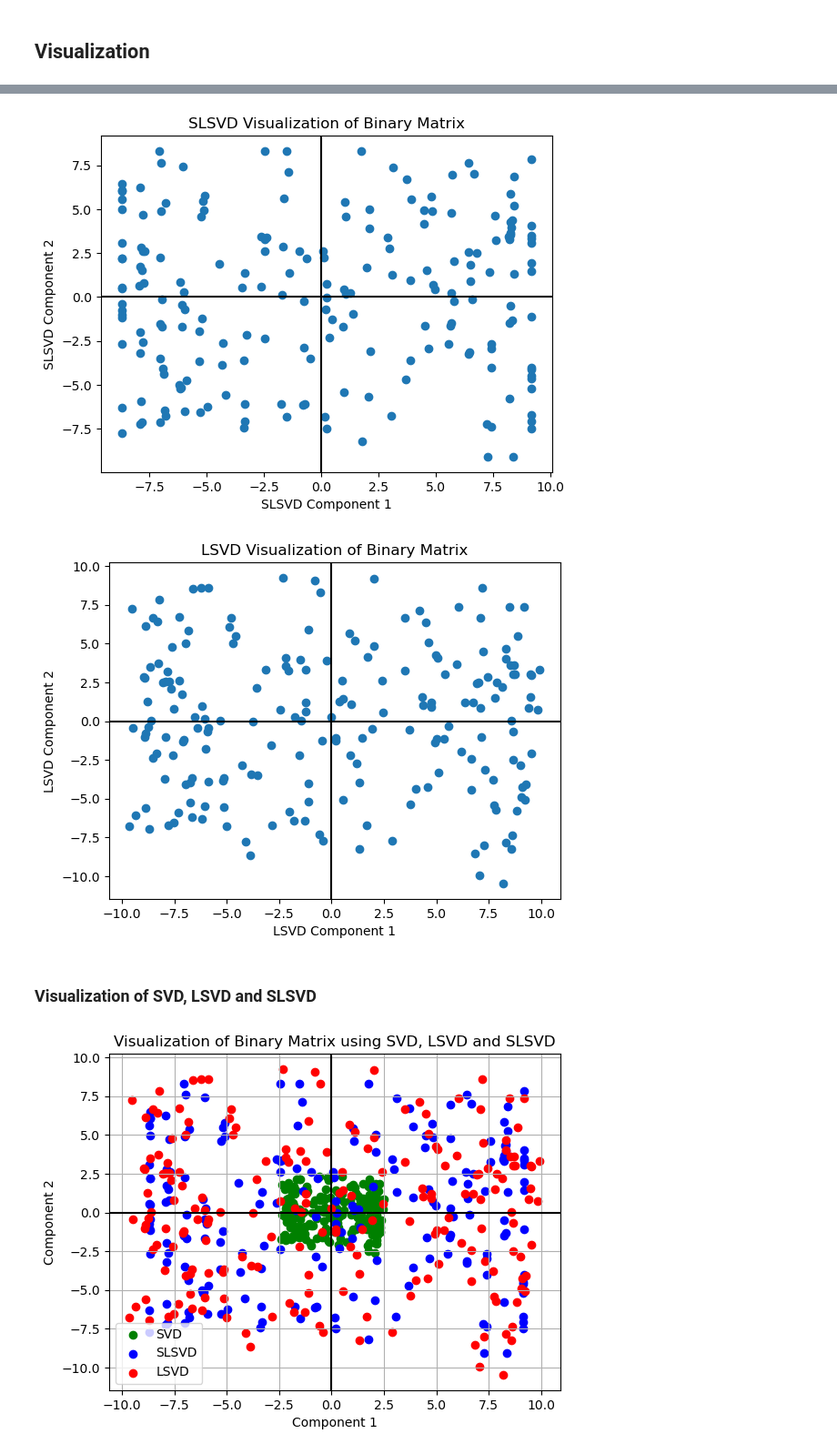
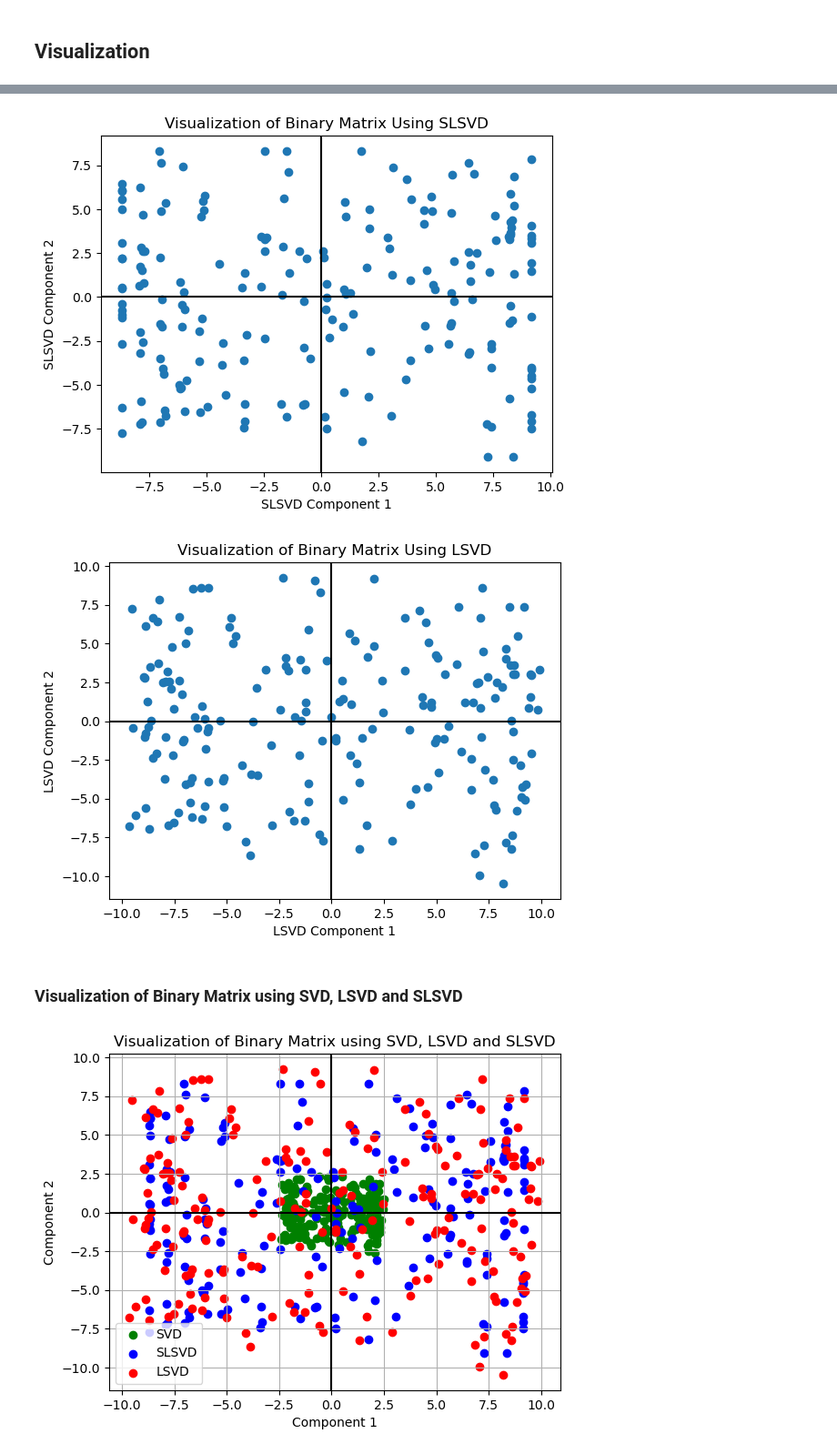
Before and after one commit to andyzhangstat/SLSVD, a Jupyter notebook: docs/example.ipynb, the cells around one changed output, grey strips where cells are left out. Shown at 91% size. Cells and saved outputs as stored; diff of their text form; code cells hidden in the pictures.

```diff
--- a/docs/example.ipynb
+++ b/docs/example.ipynb
@@ -122,2 +125,2 @@ array([ 0.01      ,  0.02154435,  0.04641589,  0.1       ,  0.21544347,
 # %%
-mu, A, B, zeros, BICs=sparse_logistic_pca_coord(bin_mat, lambdas=thelam,k=2)
+mu, A, B, zeros, BICs=sparse_logistic_svd_coord(bin_mat, lambdas=thelam,k=2)
@@ -355,27 +322,27 @@ plt.show()
 # %%
 slsvd_result=A
 plt.scatter(slsvd_result[:, 0], slsvd_result[:, 1])
-plt.title('SLSVD Visualization of Binary Matrix')
+plt.title('Visualization of Binary Matrix Using SLSVD')
 plt.xlabel('SLSVD Component 1')
 plt.ylabel('SLSVD Component 2')
 plt.axvline(x=0,color='black')
 plt.axhline(y=0,color='black')
 plt.show()
 # %% [output]
-[figure, old version]
+[figure, new version]
 # %%
 lsvd_result=A0
 plt.scatter(lsvd_result[:, 0], lsvd_result[:, 1])
-plt.title('LSVD Visualization of Binary Matrix')
+plt.title('Visualization of Binary Matrix Using LSVD')
 plt.xlabel('LSVD Component 1')
 plt.ylabel('LSVD Component 2')
 plt.axvline(x=0,color='black')
 plt.axhline(y=0,color='black')
 plt.show()
 # %% [output]
-[figure, old version]
+[figure, new version]
 # %% [markdown]
-### Visualization of SVD, LSVD and SLSVD
+### Visualization of Binary Matrix using SVD, LSVD and SLSVD
 # %%
 import matplotlib.pyplot as plt
 
```
Also changed, not shown: parts of 23 cells of this notebook, 2 other files.
